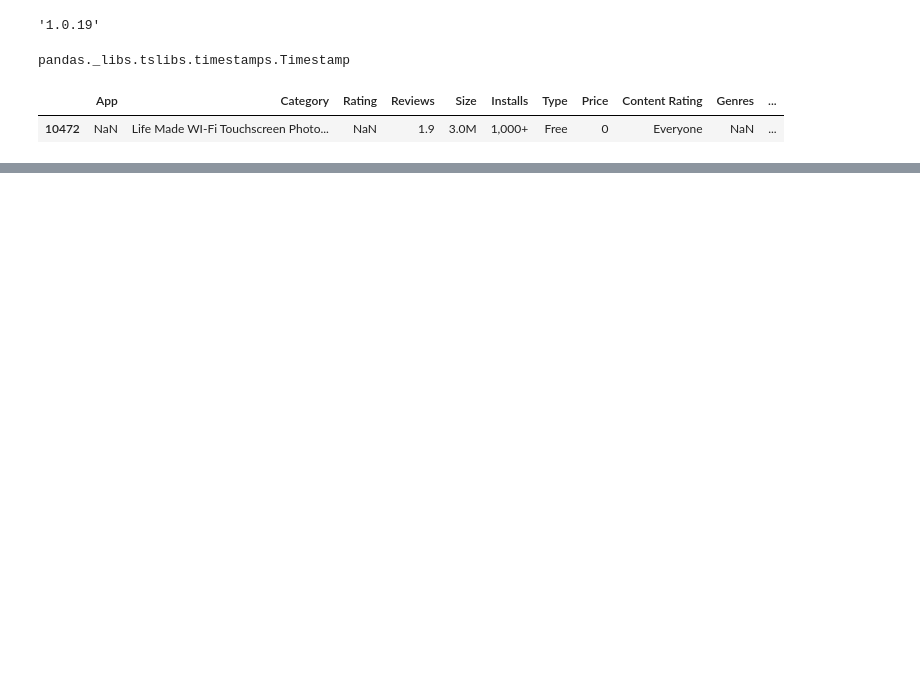
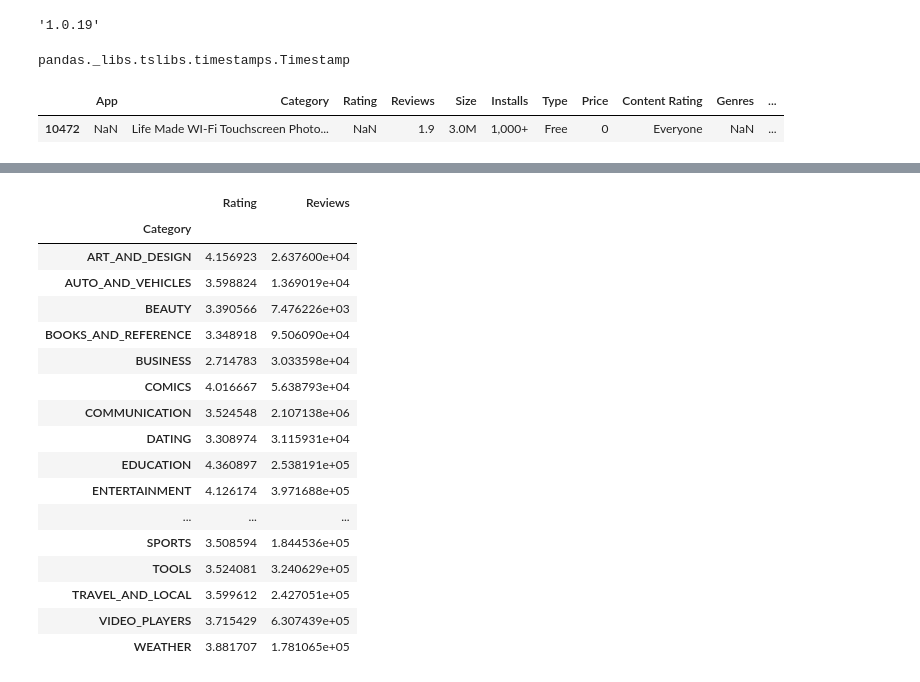
Before and after one commit to souravskr/Google-Play-Store-Analysis, a Jupyter notebook: Project/project.ipynb, the cells around one changed output, grey strips where cells are left out. Saved outputs shown, nothing was run; the diff lists cells and outputs as text; code cells hidden in the pictures; blank space fills up the shorter version.

```diff
--- a/Project/project.ipynb
+++ b/Project/project.ipynb
@@ -83,0 +107,21 @@ data
+# %%
+groupedData.mean()
+# %% [output]
+|  | Rating | Reviews |
+| Category |  |  |
+| ART_AND_DESIGN | 4.156923 | 2.637600e+04 |
+| AUTO_AND_VEHICLES | 3.598824 | 1.369019e+04 |
+| BEAUTY | 3.390566 | 7.476226e+03 |
+| BOOKS_AND_REFERENCE | 3.348918 | 9.506090e+04 |
+| BUSINESS | 2.714783 | 3.033598e+04 |
+| COMICS | 4.016667 | 5.638793e+04 |
+| COMMUNICATION | 3.524548 | 2.107138e+06 |
+| DATING | 3.308974 | 3.115931e+04 |
+| EDUCATION | 4.360897 | 2.538191e+05 |
+| ENTERTAINMENT | 4.126174 | 3.971688e+05 |
+| ... | ... | ... |
+| SPORTS | 3.508594 | 1.844536e+05 |
+| TOOLS | 3.524081 | 3.240629e+05 |
+| TRAVEL_AND_LOCAL | 3.599612 | 2.427051e+05 |
+| VIDEO_PLAYERS | 3.715429 | 6.307439e+05 |
+| WEATHER | 3.881707 | 1.781065e+05 |
```
Also changed, not shown: parts of 11 cells of this notebook.
